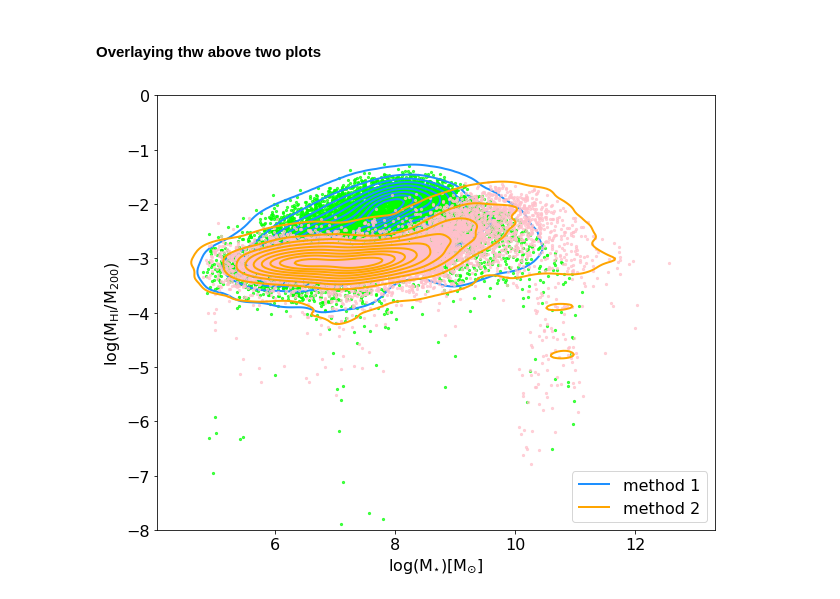
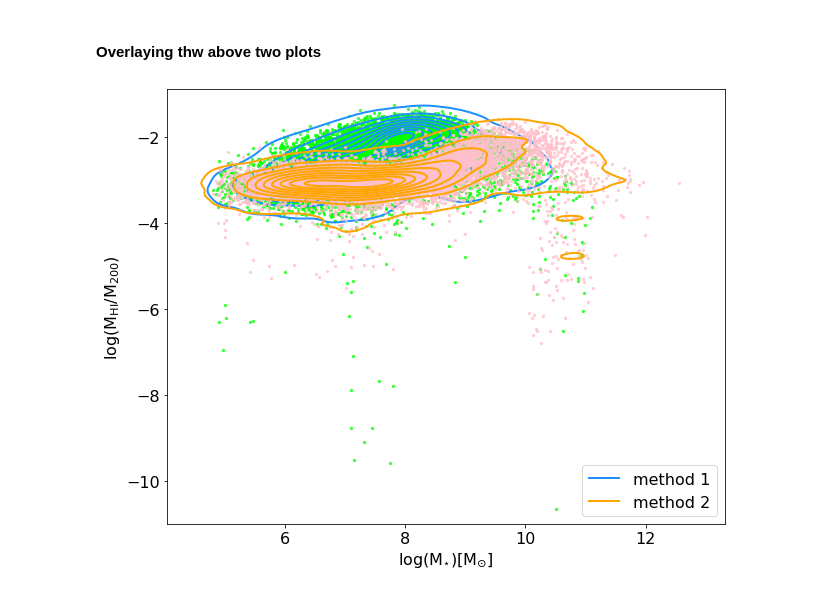
Before and after one commit to amidou/mc-codes, a Jupyter notebook: tng-marie-local.ipynb, the cells around one changed output. Saved outputs shown, nothing was run; the diff lists cells and outputs as text; code cells hidden in the pictures.

Commit message:
separate central and satellite subhaloes

```diff
--- a/tng-marie-local.ipynb
+++ b/tng-marie-local.ipynb
@@ -100,4 +117,4 @@ ids,i,j = np.intersect1d(halos_id, np.array(subhalos['SubhaloGrNr']), return_ind
 # %%
-mhalo = halos['Group_M_Mean200'][i] * 1e10/h
-msub = subhalos['SubhaloMassInRadType'][j] * 1e10/h
-gas_m_frac = subhalos['SubhaloGasMetalFractions'][j]
+mhalo_cen = halos['Group_M_Mean200'][cen_gn] * 1e10/h
+msub_cen = subhalos['SubhaloMassInRadType'][cen_ids] * 1e10/h
+gas_frac_cen = subhalos['SubhaloGasMetalFractions'][cen_ids]
@@ -110,3 +134,13 @@ gas_frac = gas_m_frac[mhalo>halo_mass_min]
+# %%
+### On central subhaloes
+m200_cen = mhalo_cen[mhalo_cen>halo_mass_min]
+mgal_cen = msub_cen[mhalo_cen>halo_mass_min]
+gfrac_cen = gas_frac_cen[mhalo_cen>halo_mass_min]
+
+### On satellite subhaloes
+m200_sat = mhalo_sat[mhalo_sat>halo_mass_min]
+mgal_sat = msub_sat[mhalo_sat>halo_mass_min]
+gfrac_sat = gas_frac_sat[mhalo_sat>halo_mass_min]
 # %% [markdown]
 #### 2.4 deriving the HI mass from the gas mass
 ##### (MHI = H_fraction * Mgas)
@@ -116,3 +147,11 @@ mhi = gas_frac[:,0] * mgas
+# %%
+### For central subhaloes
+mgas_cen, mstar_cen = mgal_cen[:,0], mgal_cen[:,4]
+mhi_cen = gfrac_cen[:,0] * mgas_cen
+
+### For satellite subhaloes
+mgas_sat, mstar_sat = mgal_sat[:,0], mgal_sat[:,4]
+mhi_sat = gfrac_sat[:,0] * mgas_sat
 # %% [markdown]
 ###### Note from simulation regarding gas metal fractions: H, He, C, N, O, Ne, Mg, Si, Fe, total (in this order). Each is the dimensionless ratio of the total mass in that species divided by the total gas mass, both restricted to gas cells within twice the stellar half mass radius. The tenth entry contains the 'total' of all other (i.e. untracked) metals.
 # %% [markdown]
@@ -135,7 +177,7 @@ x_h1h2 = np.log10(smass); y_h1h2 = np.log10(gmass/dmmass)
 mask_h1h2 = np.logical_or(np.isinf(x_h1h2), np.isinf(y_h1h2))
 x_h1h2 = x_h1h2[~mask_h1h2]; y_h1h2 = y_h1h2[~mask_h1h2]
 
-x_frac = np.log10(mstar); y_frac = np.log10(mhi/m_200)
+x_frac = np.log10(mstar_cen); y_frac = np.log10(mhi_cen/m200_cen)
 mask_frac = np.logical_or(np.isinf(x_frac), np.isinf(y_frac))
 x_frac = x_frac[~mask_frac]; y_frac = y_frac[~mask_frac]
 
@@ -148,16 +190,15 @@ Number of subhaloes in Method 2 plot: 12830
 # %%
 plt.rc('font', size=16)
 fig, ax = plt.subplots(figsize=(10,8))
 
 plt.scatter(x_h1h2, y_h1h2, s=5, color='lime', alpha=0.7)
 sns.kdeplot(x=x_h1h2, y=y_h1h2, ax=ax, fill=False, color='dodgerblue', levels=10, linewidths=2, thresh=0.02, zorder=1, label='method 1')
 
 plt.scatter(x_frac, y_frac, s=5, color='pink', alpha=0.7)
 sns.kdeplot(x=x_frac,y=y_frac, ax=ax, fill=False, color='orange', levels=10, linewidths=2, thresh=0.02, zorder=2, label='method 2')
 plt.xlabel(r'$\rm log(M_{\star})[M_{\odot}]$')
 plt.ylabel(r'$\rm log(M_{\rm HI}/M_{\rm 200})$')
-plt.ylim(-8,0)
 plt.legend(loc='lower right')
 plt.show();
 # %% [output]
-[figure, old version]
+[figure, new version]
```
Also changed, not shown: parts of 11 cells of this notebook.
